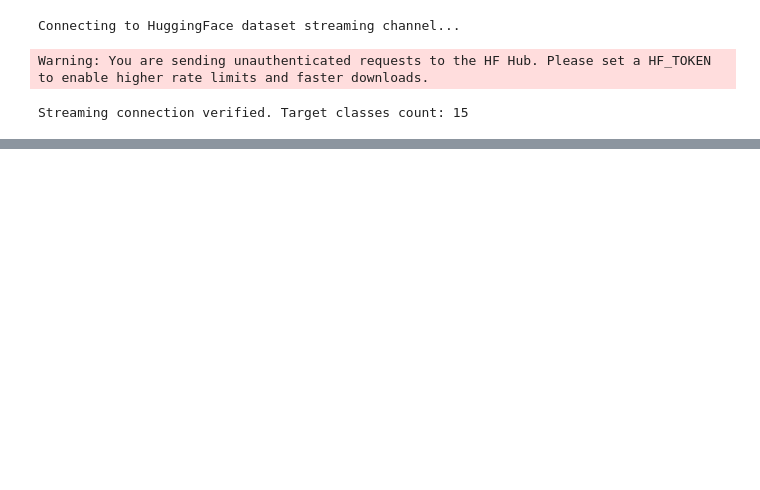
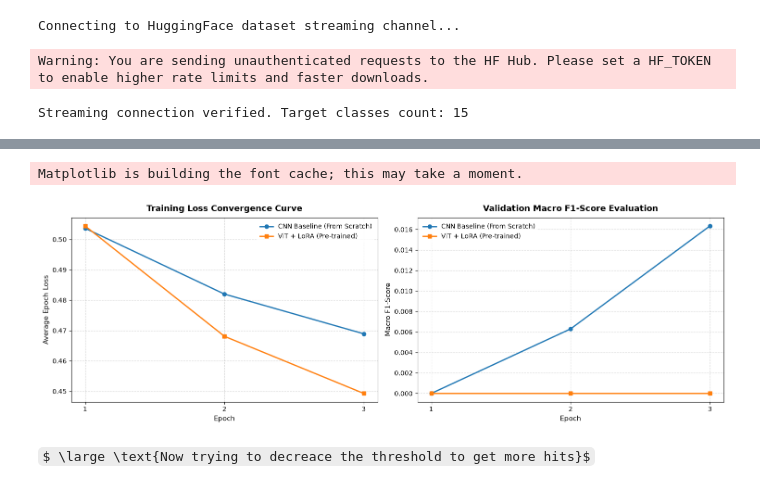
Before and after one commit to Muxi98/Movie_Genre_Generator, a Jupyter notebook: run_trains.ipynb, the cells around one changed output, grey strips where cells are left out. Drawn from its saved outputs; the diff is of its cells as text; code cells hidden in the pictures; some formulas as TeX source; blank space fills up the shorter version.

Commit message:
basic training

```diff
--- a/run_trains.ipynb
+++ b/run_trains.ipynb
@@ -63,3 +68,16 @@ Trainable CNN Parameters: 4,048,911
 
 === ViT Parameter Footprint ===
 trainable params: 601,359 || all params: 86,411,550 || trainable%: 0.6959
+# %%
+# Setup multi-label loss and separate optimizers
+criterion = nn.BCEWithLogitsLoss()
+
+# Configure tracking parameters
+# accumulation_steps = 8  # 8 micro-batches of 4 = effective batch size of 32
+# max_test_steps = 40     # Cap the streaming loader steps for testing loops
+
+# Establish independent learning rates optimized for each structure
+cnn_optimizer = optim.Adam(cnn_model.parameters(), lr=1e-4)
+vit_optimizer = optim.Adam(vit_model.parameters(), lr=2e-4)
+
+print("Loss function and CPU-safe optimizer algorithms successfully established.")
@@ -65,0 +186,37 @@ trainable params: 601,359 || all params: 86,411,550 || trainable%: 0.6959
+# %%
+import matplotlib.pyplot as plt
+
+# Check available iterations based on populated history
+epochs = range(1, len(cnn_history["train_loss"]) + 1)
+
+# Establish a clean, scientific plotting canvas with 2 distinct subplots
+fig, (ax1, ax2) = plt.subplots(1, 2, figsize=(15, 5))
+
+# --- Graph 1: Loss Convergence Curve ---
+ax1.plot(epochs, cnn_history["train_loss"], label="CNN Baseline (From Scratch)", marker='o', linewidth=2, color='#1f77b4')
+ax1.plot(epochs, vit_history["train_loss"], label="ViT + LoRA (Pre-trained)", marker='s', linewidth=2, color='#ff7f0e')
+ax1.set_title("Training Loss Convergence Curve", fontsize=13, fontweight='bold', pad=10)
+ax1.set_xlabel("Epoch", fontsize=11)
+ax1.set_ylabel("Average Epoch Loss", fontsize=11)
+ax1.set_xticks(epochs)
+ax1.legend(frameon=True, facecolor='white', edgecolor='none')
+ax1.grid(True, linestyle='--', alpha=0.5)
+
+# --- Graph 2: Macro F1-Score Accuracy ---
+ax2.plot(epochs, cnn_history["val_f1"], label="CNN Baseline (From Scratch)", marker='o', linewidth=2, color='#1f77b4')
+ax2.plot(epochs, vit_history["val_f1"], label="ViT + LoRA (Pre-trained)", marker='s', linewidth=2, color='#ff7f0e')
+ax2.set_title("Validation Macro F1-Score Evaluation", fontsize=13, fontweight='bold', pad=10)
+ax2.set_xlabel("Epoch", fontsize=11)
+ax2.set_ylabel("Macro F1-Score", fontsize=11)
+ax2.set_xticks(epochs)
+ax2.legend(frameon=True, facecolor='white', edgecolor='none')
+ax2.grid(True, linestyle='--', alpha=0.5)
+
+# Render layout changes cleanly
+plt.tight_layout()
+plt.show()
+# %% [output]
+Matplotlib is building the font cache; this may take a moment.
+[figure, added]
+# %% [markdown]
+$ \large \text{Now trying to decreace the threshold to get more hits}$
```
Also changed, not shown: parts of 6 cells of this notebook, 1 other file.
